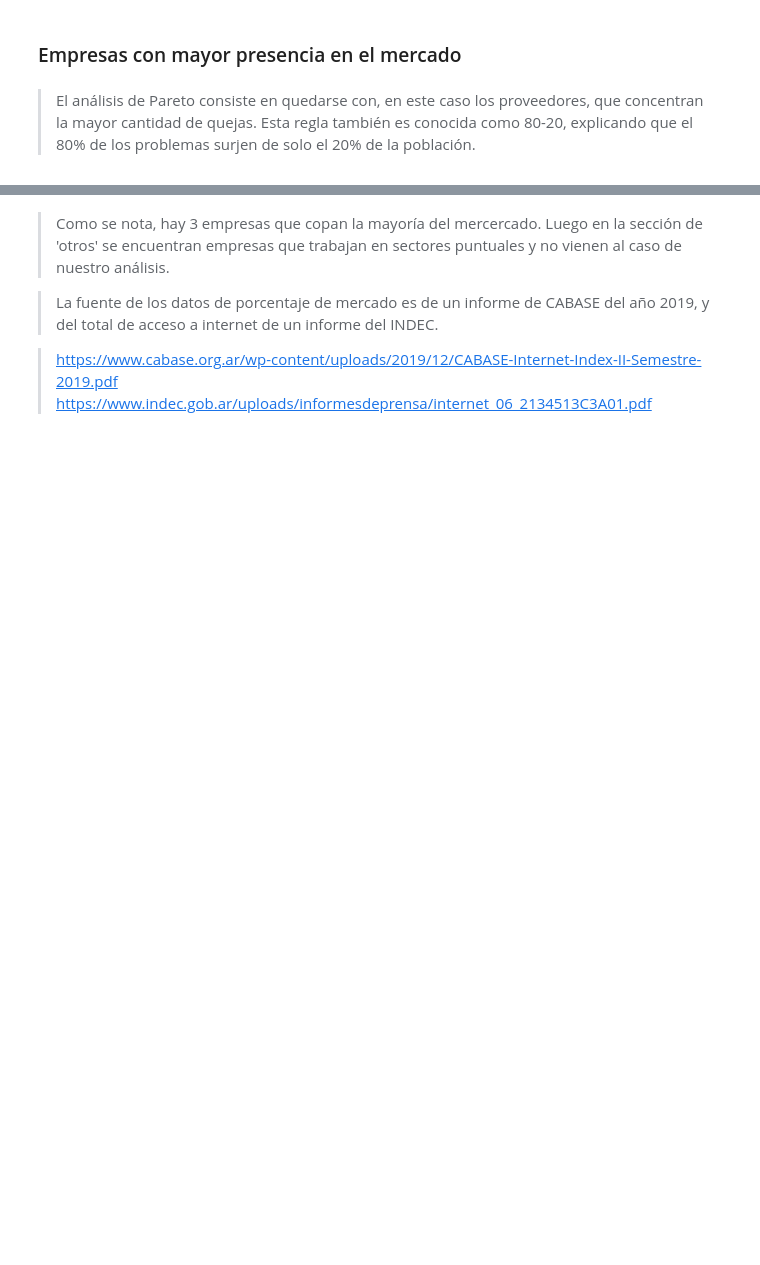
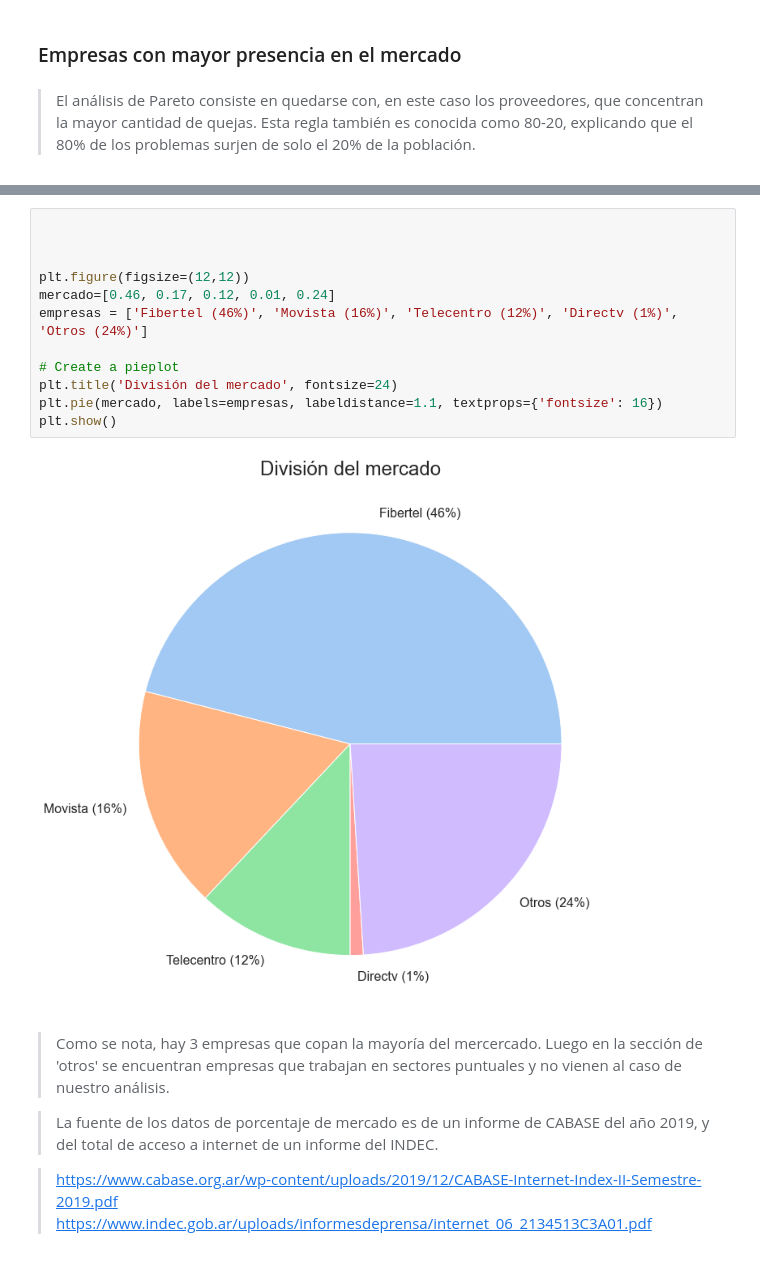
Before and after one commit to nanaccachian/wifi-twitter-data-analysis, a Jupyter notebook: Proyecto final/twitter_notebook.ipynb, the cells around one changed output, grey strips where cells are left out. Drawn from its saved outputs; the diff is of its cells as text; blank space fills up the shorter version.

```diff
--- a/Proyecto final/twitter_notebook.ipynb
+++ b/Proyecto final/twitter_notebook.ipynb
@@ -55,3 +61,17 @@ plt.show()
+# %%
+
+
+
+plt.figure(figsize=(12,12))
+mercado=[0.46, 0.17, 0.12, 0.01, 0.24]
+empresas = ['Fibertel (46%)', 'Movista (16%)', 'Telecentro (12%)', 'Directv (1%)', 'Otros (24%)']
+
+# Create a pieplot
+plt.title('División del mercado', fontsize=24)
+plt.pie(mercado, labels=empresas, labeldistance=1.1, textprops={'fontsize': 16})
+plt.show()
+# %% [output]
+[figure, added]
 # %% [markdown]
 > Como se nota, hay 3 empresas que copan la mayoría del mercercado. Luego en la sección de 'otros' se encuentran empresas que trabajan en sectores puntuales y no vienen al caso de nuestro análisis.
 
```
Also changed, not shown: parts of 22 cells of this notebook.
